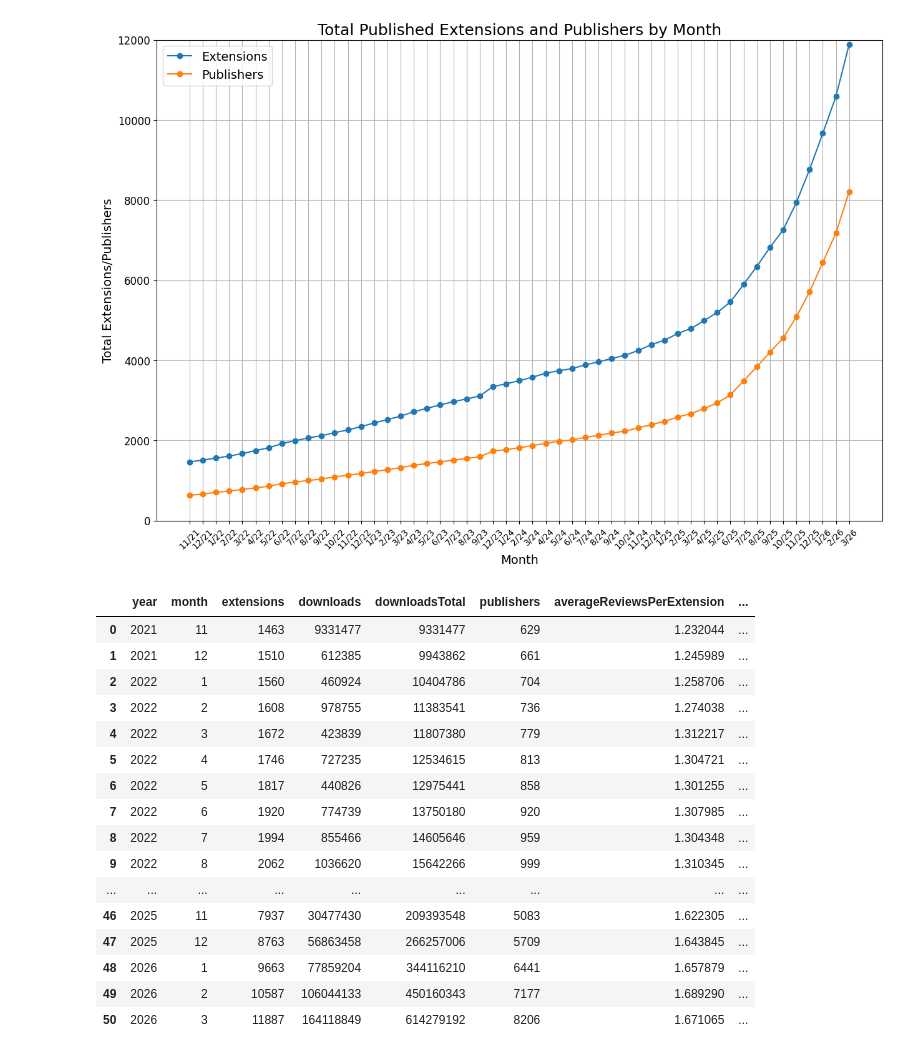
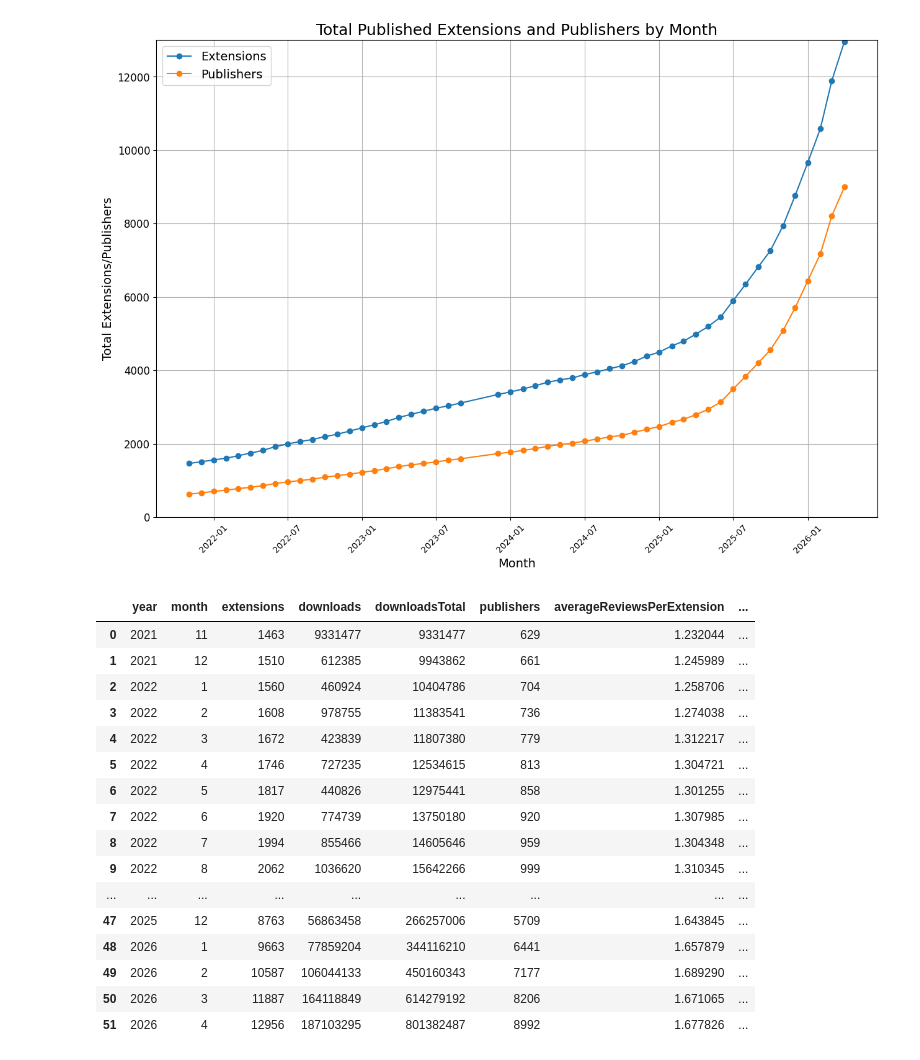
Before and after one commit to kineticsquid/open-vsx.org, a Jupyter notebook: reports/graph_trends.ipynb, the cells around one changed output. Cells and saved outputs as stored; diff of their text form; code cells hidden in the pictures.

```diff
--- a/reports/graph_trends.ipynb
+++ b/reports/graph_trends.ipynb
@@ -47,7 +49,9 @@ df
-# %%
-dates = []
-index = 0
-for year in df['year']:
-    dates.append("%s/%s" % (df['month'][index], str(year)[2:]))
-    index += 1
-df['date'] = dates
+# %%
+dates = []
+index = 0
+df['day'] = 1
+df['dates'] = pd.to_datetime(df[['year', 'month', 'day']])
+
+# 3. (Optional) Drop the 'day' column if you no longer need it
+df = df.drop(columns=['day'])
+df
@@ -94,0 +117,19 @@ df
+# %%
+start_limit = pd.to_datetime('2025-05-01')
+end_limit = pd.to_datetime('2026-04-30')
+plt.xlim(start_limit, end_limit)
+y_max = df['downloads_graph'][len(df['downloads_graph'])-1]
+y_axis_max = int(y_max) + 5
+plt.ylim([0, y_axis_max])
+# plt.style.use('seaborn-dark')
+plt.rcParams["figure.figsize"] = (15,10)
+plt.grid(True)
+plt.plot(df['dates'], df['downloads_graph'], marker='o')
+plt.title('Downloads per Month', fontsize=18)
+plt.xlabel('Month', fontsize=14)
+plt.ylabel('Downloads (Millions)', fontsize=14)
+plt.xticks(fontsize=10)
+plt.xticks(rotation=45)
+plt.yticks(fontsize=12)
+plt.savefig('downloads.png')
+plt.show()
@@ -95,23 +138,23 @@ df
 # %%
 y_max = df['extensions'][len(df['extensions'])-1]
 y_axis_max = (int(y_max / 1000) + 1) * 1000
 plt.ylim([0, y_axis_max])
 # plt.style.use('seaborn-dark')
 plt.rcParams["figure.figsize"] = (15,10)
 plt.grid(True)
-plt.plot(df['date'], df['extensions'], marker='o', label='Extensions')
-plt.plot(df['date'], df['publishers'], marker='o', label='Publishers')
+plt.plot(df['dates'], df['extensions'], marker='o', label='Extensions')
+plt.plot(df['dates'], df['publishers'], marker='o', label='Publishers')
 plt.title('Total Published Extensions and Publishers by Month', fontsize=18)
 plt.xlabel('Month', fontsize=14)
 plt.xticks(fontsize=10)
 plt.xticks(rotation=45)
 plt.ylabel('Total Extensions/Publishers', fontsize=14)
 plt.yticks(fontsize=12)
 plt.legend(fontsize=14)
 plt.savefig('publications.png')
 plt.show()
 # %% [output]
-[figure, old version]
+[figure, new version]
 # %%
 df
 # %% [output]
@@ -127,8 +170,8 @@ df
 | 8 | 2022 | 7 | 1994 | 855466 | 14605646 | 959 | 1.304348 | ... |
 | 9 | 2022 | 8 | 2062 | 1036620 | 15642266 | 999 | 1.310345 | ... |
 | ... | ... | ... | ... | ... | ... | ... | ... | ... |
-| 46 | 2025 | 11 | 7937 | 30477430 | 209393548 | 5083 | 1.622305 | ... |
 | 47 | 2025 | 12 | 8763 | 56863458 | 266257006 | 5709 | 1.643845 | ... |
 | 48 | 2026 | 1 | 9663 | 77859204 | 344116210 | 6441 | 1.657879 | ... |
 | 49 | 2026 | 2 | 10587 | 106044133 | 450160343 | 7177 | 1.689290 | ... |
 | 50 | 2026 | 3 | 11887 | 164118849 | 614279192 | 8206 | 1.671065 | ... |
+| 51 | 2026 | 4 | 12956 | 187103295 | 801382487 | 8992 | 1.677826 | ... |
```
Also changed, not shown: parts of 5 cells of this notebook, 1 other file.
